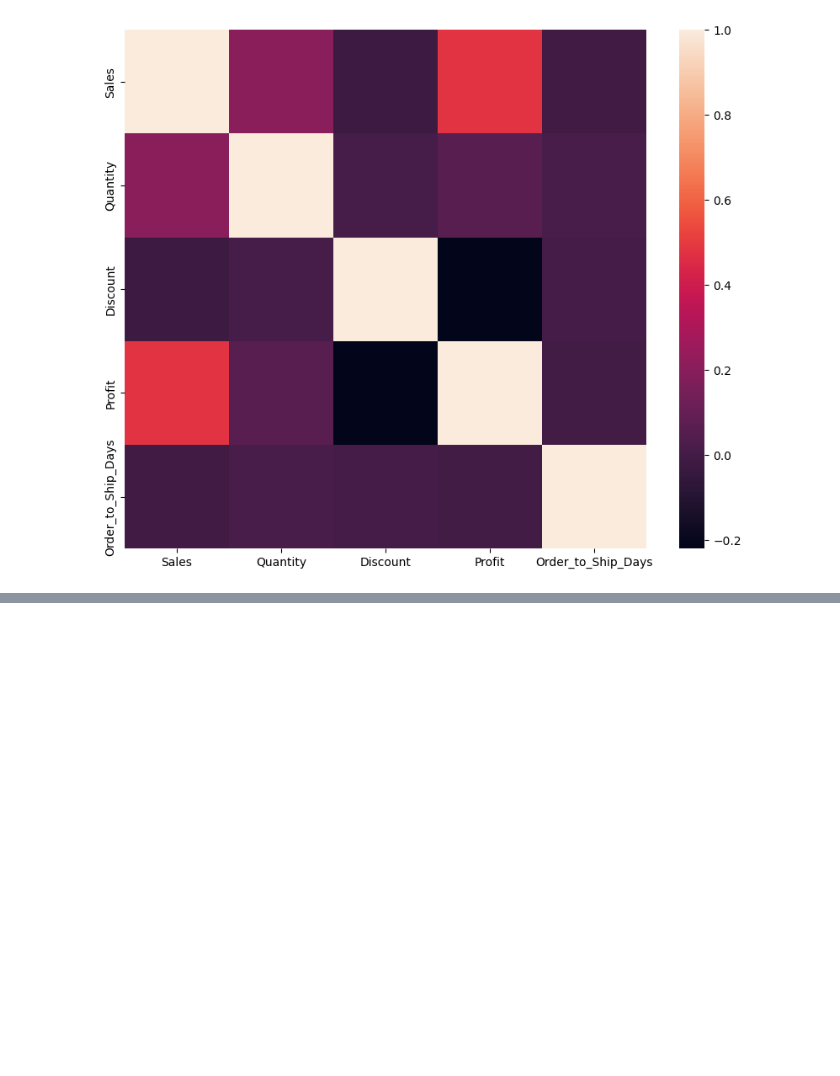
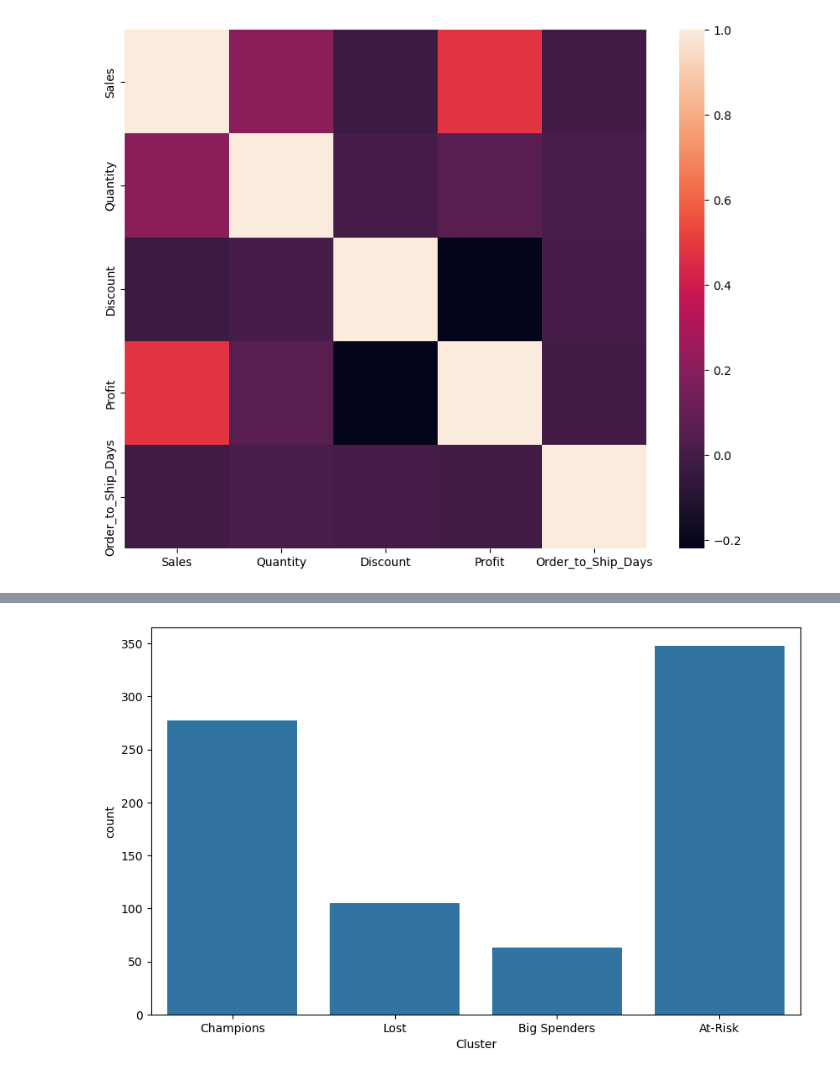
Before and after one commit to Ahmed-ahmee/Superstore_Sales_Analysis, a Jupyter notebook: Super_store_sales.ipynb, the cells around one changed output, grey strips where cells are left out. Cells and saved outputs as stored; diff of their text form; code cells hidden in the pictures; blank space fills up the shorter version.

```diff
--- a/Super_store_sales.ipynb
+++ b/Super_store_sales.ipynb
@@ -222,0 +276,3 @@ plt.show()
+# %%
+kmeans = KMeans(n_clusters = 4, random_state = 42, n_init = 10)
+kmeans.fit(scaled_features)
@@ -222,0 +281,11 @@ plt.show()
+# %%
+rfm_data['Cluster'] = kmeans.labels_
+
+cluster_summary = rfm_data.groupby('Cluster').agg(
+    Recency = ('Recency', 'mean'),
+    Frequency = ('Frequency', 'mean'),
+    Monetary = ('Monetary', 'mean'),
+    count = ('Customer ID', 'count')
+).sort_values(by = 'Monetary', ascending = False)
+
+cluster_summary
@@ -222,0 +318,9 @@ plt.show()
+# %%
+%pip install seaborn
+import seaborn as sns
+plt.figure(figsize = (10, 6))
+sns.countplot(x = 'Cluster', data = rfm_data)
+plt.xticks(ticks=[0, 1, 2, 3], labels=['Champions', 'Lost', 'Big Spenders', 'At-Risk'])
+plt.show()
+# %% [output]
+[figure, added]
```
Also changed, not shown: parts of 14 cells of this notebook.
